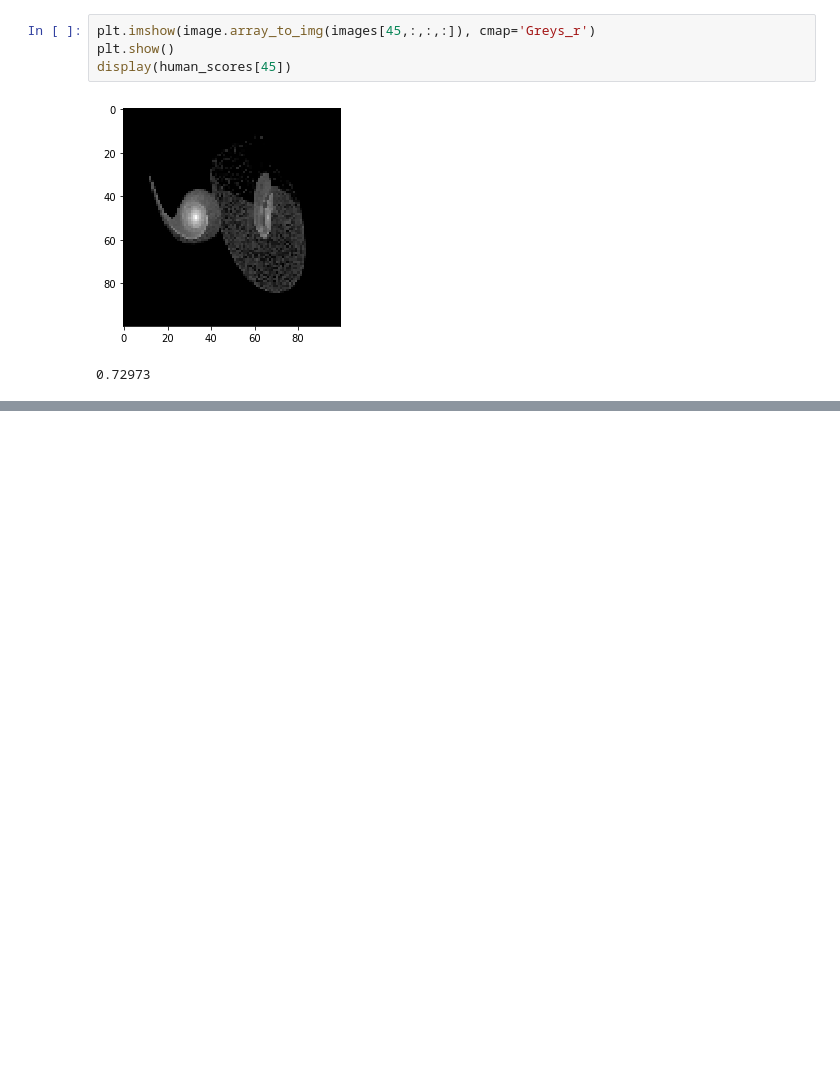
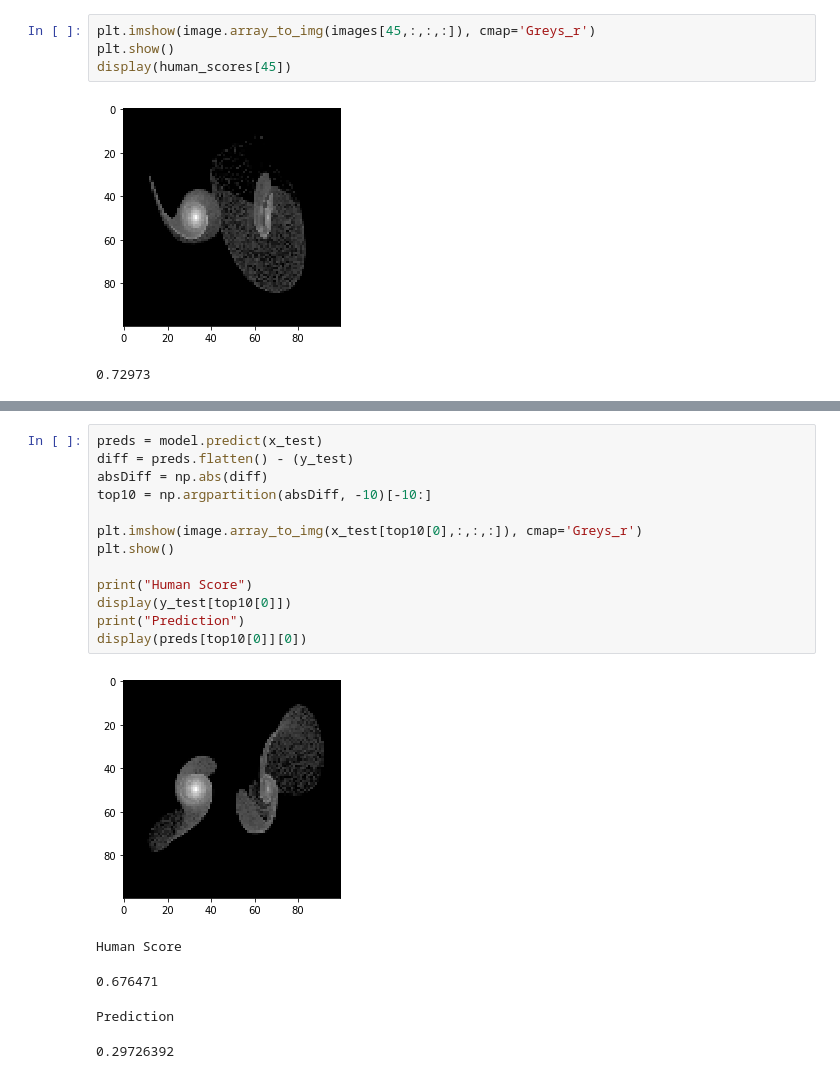
Before and after one commit to CSCI4850/S20-team2-project, a Jupyter notebook: src/ConvNet.ipynb, the cells around one changed output, grey strips where cells are left out. Cells and saved outputs as stored; diff of their text form; blank space fills up the shorter version.

```diff
--- a/src/ConvNet.ipynb
+++ b/src/ConvNet.ipynb
@@ -165,0 +223,19 @@ DONE
+# %%
+preds = model.predict(x_test)
+diff = preds.flatten() - (y_test)
+absDiff = np.abs(diff)
+top10 = np.argpartition(absDiff, -10)[-10:]
+
+plt.imshow(image.array_to_img(x_test[top10[0],:,:,:]), cmap='Greys_r')
+plt.show()
+
+print("Human Score")
+display(y_test[top10[0]])
+print("Prediction")
+display(preds[top10[0]][0])
+# %% [output]
+[figure, added]
+Human Score
+0.676471
+Prediction
+0.29726392
```
Also changed, not shown: parts of 26 cells of this notebook.
